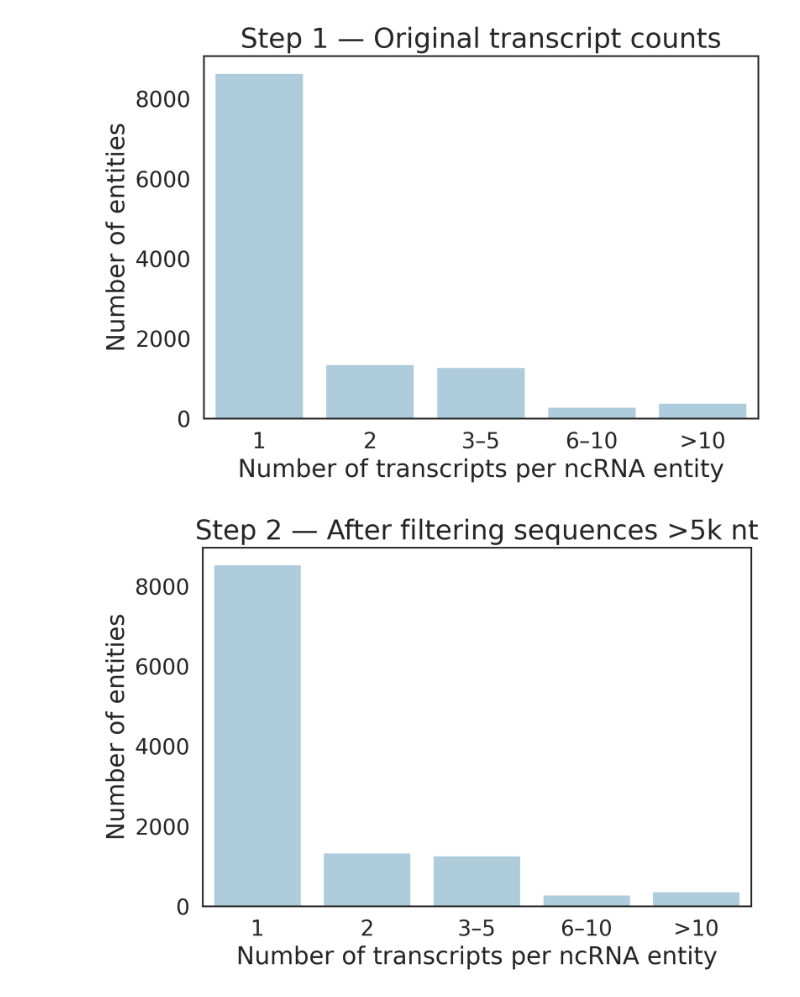
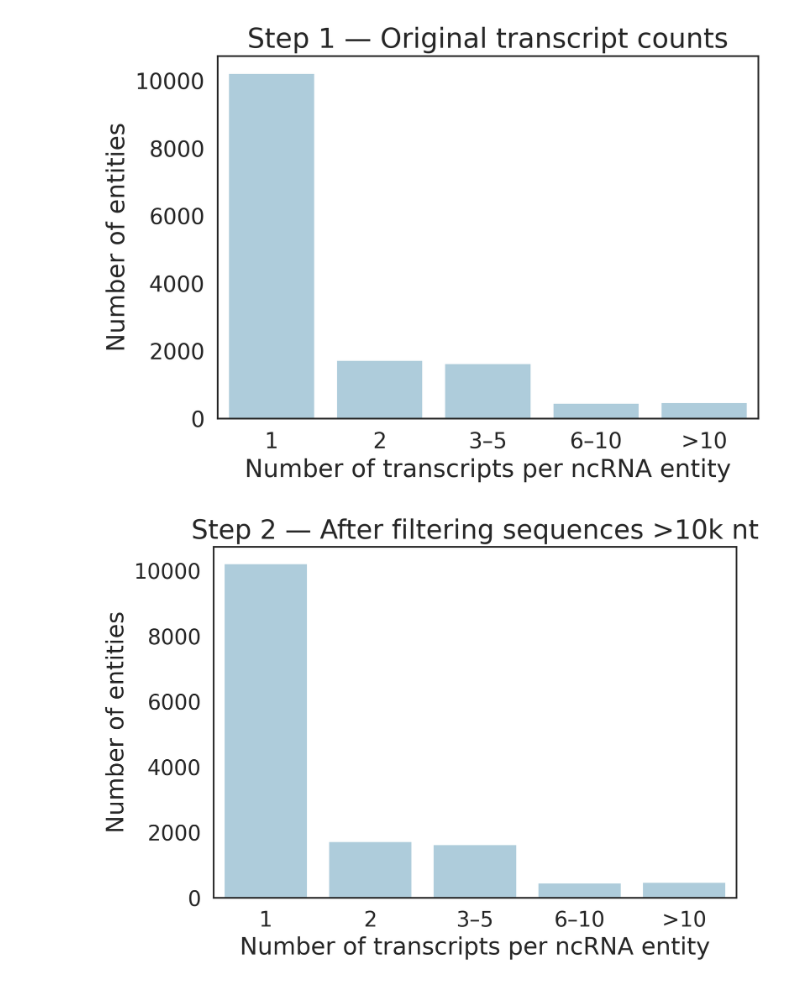
Before and after one commit to AnacletoLAB/RNAInterSeq, a Jupyter notebook: ncRNAInter_stats.ipynb, the cells around one changed output. Saved outputs shown, nothing was run; the diff lists cells and outputs as text; code cells hidden in the pictures.

```diff
--- a/ncRNAInter_stats.ipynb
+++ b/ncRNAInter_stats.ipynb
@@ -1,4 +1,4 @@
 # %%
 import pandas as pd
 
-df = pd.read_pickle("interactions_with_sequences_FINAL_NEW.pkl")
+df = pd.read_pickle("data/interactions_with_sequences_RNA_RNA_15-03-2026.pkl")
@@ -328,25 +485,6 @@ Index(['RNAInterID', 'Interactor1.Symbol', 'Category1', 'Species1',
 
 import pandas as pd
 import numpy as np
-
-# ------------------------------------------------------------
-# 0. Configuration
-# ------------------------------------------------------------
-
-# Adapt this list to your standardized category space
-NCRNA_CATEGORIES = {
-    "miRNA",
-    "lncRNA",
-    "snoRNA",
-    "snRNA",
-    "piRNA",
-    "circRNA",
-    "rRNA",
-    "tRNA",
-    "scaRNA",
-    "antisense",
-    "ncRNA"
-}
 
 # ------------------------------------------------------------
 # 1. Canonical entity key
@@ -365,17 +503,15 @@ entities = []
 for side in [1, 2]:
 
     symbol_col = f"Interactor{side}.Symbol"
-    category_col = f"Category{side}_std"
+    category_col = f"Category{side}"  # was Category{side}_std
     species_col = f"Species{side}"
-    raw_id_col = f"Raw_ID{side}_list"
-    seq_col = f"seq{side}_list"
-    go_col = f"GO{side}"
-    rfam_col = f"Rfam{side}"
-    bucket_col = f"ID_buckets{side}"
+    raw_id_col = f"Raw_ID{side}"  # was Raw_ID{side}_list
+    seq_col = f"ent{side}_sequences"  # was seq{side}_list
+    go_col = f"ent{side}_GO_RNAcentral"  # was GO{side}
+    rfam_col = f"ent{side}_Rfam"  # was Rfam{side}
+    bucket_col = f"ent{side}_ID_buckets"  # was ID_buckets{side}
 
-    df_side = df[
-        df[category_col].isin(NCRNA_CATEGORIES)
-    ][[
+    df_side = df[[
         symbol_col,
         category_col,
         species_col,
@@ -566,7 +702,7 @@ bin_counts_step1.name = "count"
 print("\nStep 1 — Original counts:\n", bin_counts_step1)
 
 # Step 2 — filter long sequences from valid sequences
-MAX_TRANSCRIPT_LEN = 5000
+MAX_TRANSCRIPT_LEN = 1000000
 df_step2 = df_step1.copy()
 
 # Filter sequences
@@ -629,33 +765,34 @@ plt.figure(figsize=(7,5), dpi=300)
 sns.barplot(x=counts_step1.index, y=counts_step1.values, color=PASTEL_COLOR)
 plt.xlabel("Number of transcripts per ncRNA entity")
 plt.ylabel("Number of entities")
 plt.title("Step 1 — Original transcript counts")
 plt.tight_layout()
+plt.savefig("data/ncrna_stats/transcripts_counts.pdf")
 plt.show()
 
 # -----------------------------
 # Step 2 histogram based on bins
 # -----------------------------
 counts_step2 = df_step2[df_step2["n_transcripts_filtered"]>0]["transcript_bin_filtered"].value_counts().reindex(bin_labels, fill_value=0)
 plt.figure(figsize=(7,5), dpi=300)
 sns.barplot(x=counts_step2.index, y=counts_step2.values, color=PASTEL_COLOR)
 plt.xlabel("Number of transcripts per ncRNA entity")
 plt.ylabel("Number of entities")
-plt.title("Step 2 — After filtering sequences >5k nt")
+plt.title("Step 2 — After filtering sequences >10k nt")
 plt.tight_layout()
 plt.show()
 
 # -----------------------------
 # Step 3 histogram based on bins
 # -----------------------------
 counts_step3 = df_step3["transcript_bin_multi"].value_counts().reindex(bin_labels[1:], fill_value=0)  # remove "1"
 plt.figure(figsize=(7,5), dpi=300)
 sns.barplot(x=counts_step3.index, y=counts_step3.values, color=PASTEL_COLOR)
 plt.xlabel("Number of transcripts per ncRNA entity")
 plt.ylabel("Number of entities")
 plt.title("Step 3 — Entities with ≥2 transcripts")
 plt.tight_layout()
 plt.show()
 # %% [output]
-[figure, old version]
+[figure, new version]
-[figure, old version]
+[figure, new version]
```
Also changed, not shown: parts of 21 cells of this notebook, 1 other file.
